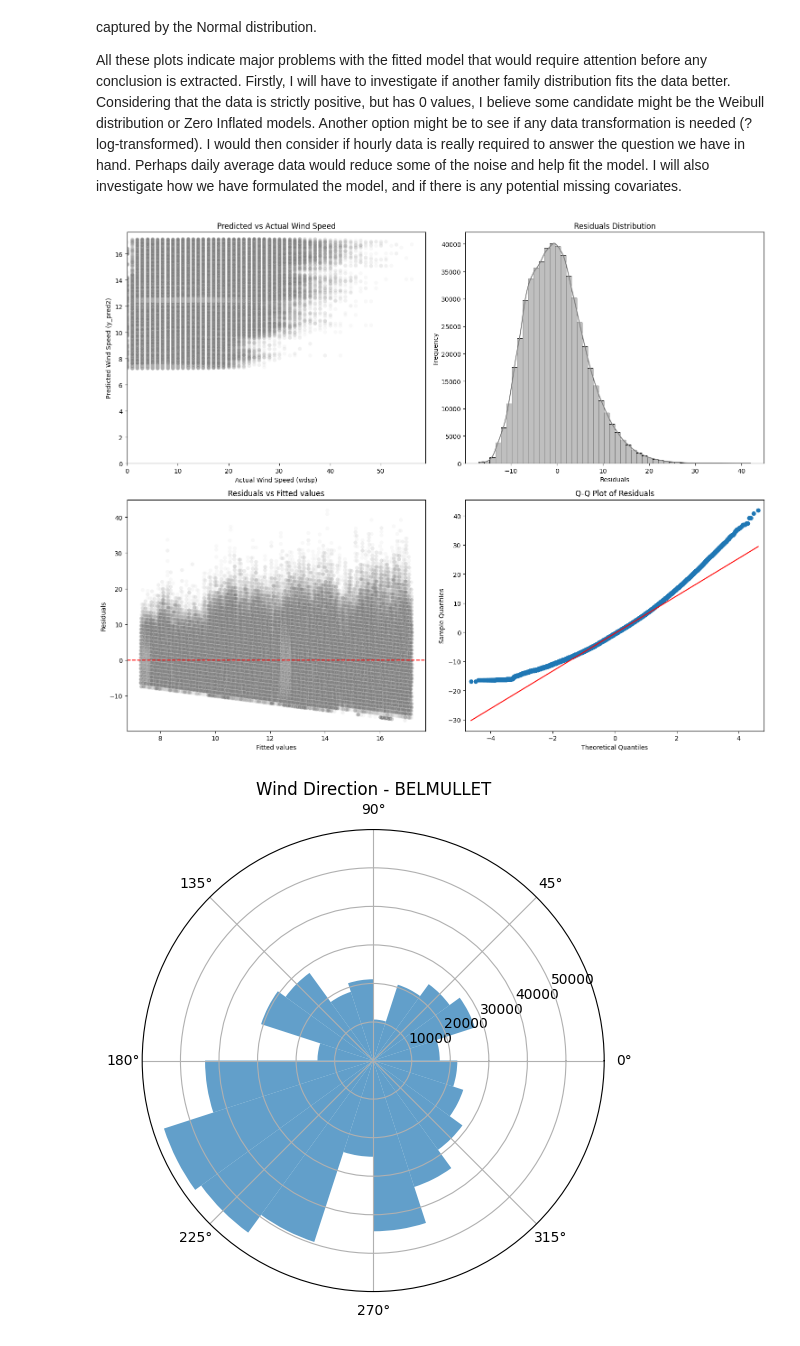
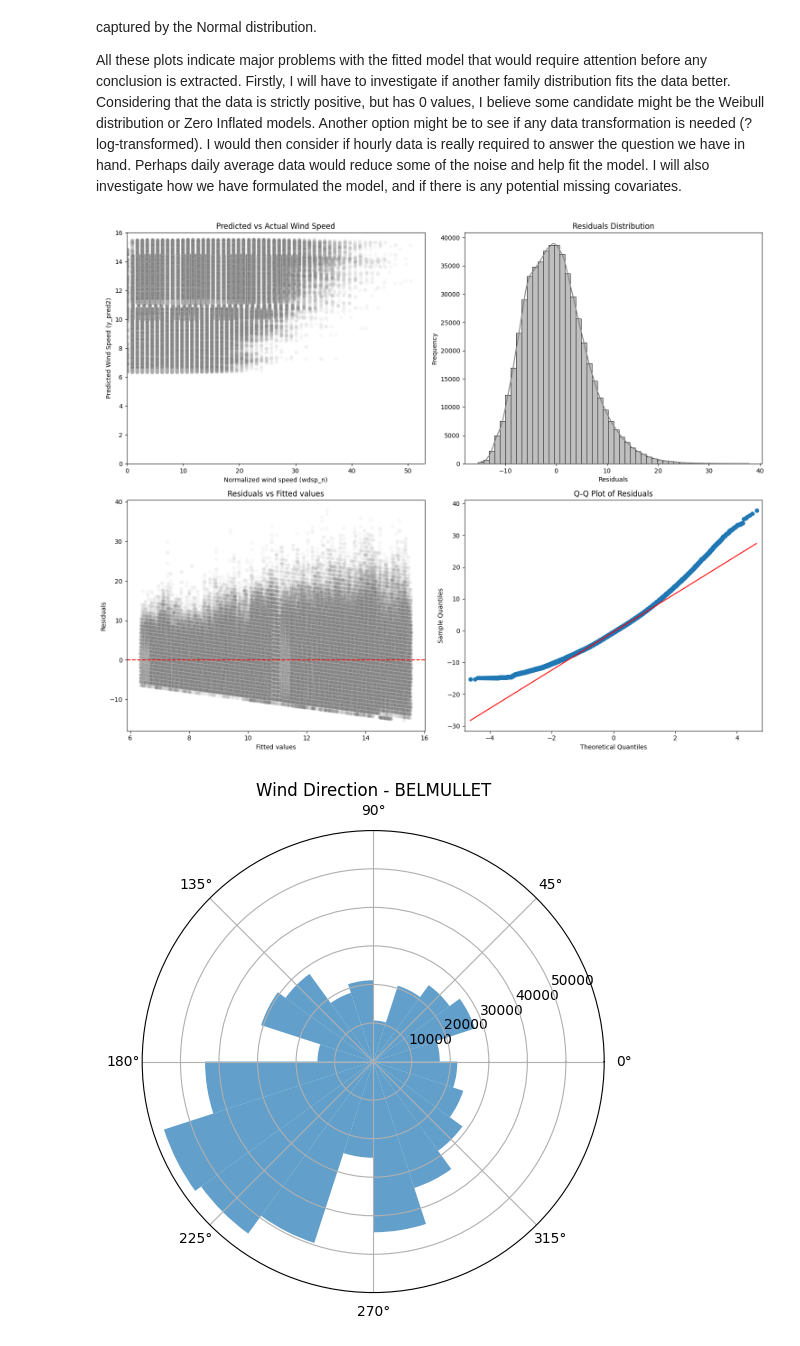
Before and after one commit to gfmg/PFDA, a Jupyter notebook: project/IRL_WestCoast_WindAnalysis.ipynb, the cells around one changed output. Saved outputs shown, nothing was run; the diff lists cells and outputs as text; code cells hidden in the pictures.

```diff
--- a/project/IRL_WestCoast_WindAnalysis.ipynb
+++ b/project/IRL_WestCoast_WindAnalysis.ipynb
@@ -74,7 +74,7 @@ for index, d in enumerate(csv_files):
 data = pd.concat(data_list, ignore_index=True)
 
 # Merging station details
-data = data.merge(stdetails[['station name', 'name', 'latitude', 'longitude']], left_on='StId', right_on='station name', how='left')
+data = data.merge(stdetails[['station name', 'name', 'latitude', 'longitude','height(m)']], left_on='StId', right_on='station name', how='left')
 data.drop(columns=['station name'], inplace=True)
 
 #Columns of interest to numeric:
@@ -98 +121,4 @@ data["season"] = data["season"].map(season_dict)
+# %%
+# Calculate wind speed at reference height of 10m
+data['wdsp_n'] = data['wdsp']*(10/data['height(m)'])**0.14
 # %% [markdown]
@@ -227,7 +252,7 @@ We have therefore set up a GAM model with the following covariates:
 We have implemented a nested model approach, with 4 different GAMS's, where we have removed one covariate at a time, in order to contrast which covariates are meaningful, and which can be removed.
 # %%
 # First we select the variables of interest to include in our GAM model
-datasub_gam = datasub.reset_index()[['date', 'wdsp','year', 'name']]
+datasub_gam = datasub.reset_index()[['date', 'wdsp_n','year', 'name']]
 
 # Convert date to ordinal for the GAM model
 datasub_gam['day_of_year'] = datasub_gam['date'].dt.dayofyear
@@ -235,7 +260,7 @@ datasub_gam['day_of_year'] = datasub_gam['date'].dt.dayofyear
 #datasub_gam['hour_of_day'] = datasub_gam['date'].dt.hour
 
 # Drop rows with NaN values in 'wdsp'
-datasub_gam = datasub_gam.dropna(subset=['wdsp'])
+datasub_gam = datasub_gam.dropna(subset=['wdsp_n'])
 # %%
 # Define the GAM model
 gam = LinearGAM(s(0, n_splines=10, basis='cp') + l(1) + f(2))  # Smooth for day_of_year + factor for Station
@@ -247,7 +272,7 @@ gam4 = LinearGAM(l(0) + f(1))
 X = datasub_gam[['day_of_year','year', 'name']].copy() #'hour_of_day'
 X['name'] = X['name'].cat.codes  # Convert categorical to numerical codes. Rquisite for GAM models
 
-y = datasub_gam['wdsp']
+y = datasub_gam['wdsp_n']
 
 # Fit the model
 gam.fit(X, y)
@@ -368,41 +393,41 @@ Even though we have subtracted meaningful information from the fitted model, we
 
 All these plots indicate major problems with the fitted model that would require attention before any conclusion is extracted. Firstly, I will have to investigate if another family distribution fits the data better. Considering that the data is strictly positive, but has 0 values, I believe some candidate might be the Weibull distribution or Zero Inflated models. Another option might be to see if any data transformation is needed (?log-transformed). I would then consider if hourly data is really required to answer the question we have in hand. Perhaps daily average data would reduce some of the noise and help fit the model. I will also investigate how we have formulated the model, and if there is any potential missing covariates.
 # %%
-residuals=gam.deviance_residuals(X,datasub_gam['wdsp'])
+residuals=gam.deviance_residuals(X,datasub_gam['wdsp_n'])
 y_pred2= gam.predict(X)
 datasub_gam['residuals']=residuals
 datasub_gam['y_pred2']=y_pred2
 
 fig, axes = plt.subplots(2, 2, figsize=(15, 12))
 
 # Scatter plot of predicted vs actual wind speed
-sns.scatterplot(ax=axes[0, 0], x='wdsp', y='y_pred2', data=datasub_gam, alpha=0.05, color='grey')
+sns.scatterplot(ax=axes[0, 0], x='wdsp_n', y='y_pred2', data=datasub_gam, alpha=0.05, color='grey')
 axes[0, 0].set_title('Predicted vs Actual Wind Speed')
-axes[0, 0].set_xlabel('Actual Wind Speed (wdsp)')
+axes[0, 0].set_xlabel('Normalized wind speed (wdsp_n)')
 axes[0, 0].set_ylabel('Predicted Wind Speed (y_pred2)')
 axes[0, 0].set_xlim(0, None)
 axes[0, 0].set_ylim(0, None)
 
 # Residuals vs Fitted values
 sns.scatterplot(ax=axes[1, 0], x='y_pred2', y='residuals', data=datasub_gam, alpha=0.05, color='grey')
 axes[1, 0].axhline(0, color='red', linestyle='--')
 axes[1, 0].set_title('Residuals vs Fitted values')
 axes[1, 0].set_xlabel('Fitted values')
 axes[1, 0].set_ylabel('Residuals')
 
 sns.histplot(ax=axes[0, 1], x='residuals', data=datasub_gam, bins=50, kde=True, color='grey')
 axes[0, 1].set_title('Residuals Distribution')
 axes[0, 1].set_xlabel('Residuals')
 axes[0, 1].set_ylabel('Frequency')
 
 # Q-Q plot of residuals
 sm.qqplot(datasub_gam['residuals'], line='q', ax=axes[1, 1], color='grey')
 axes[1, 1].set_title('Q-Q Plot of Residuals')
 
 plt.tight_layout()
 plt.show()
 # %% [output]
-[figure, old version]
+[figure, new version]
 # %%
 for station, group in data.groupby('name'):
     plt.figure(figsize=(6, 6))
```
Also changed, not shown: parts of 11 cells of this notebook.
